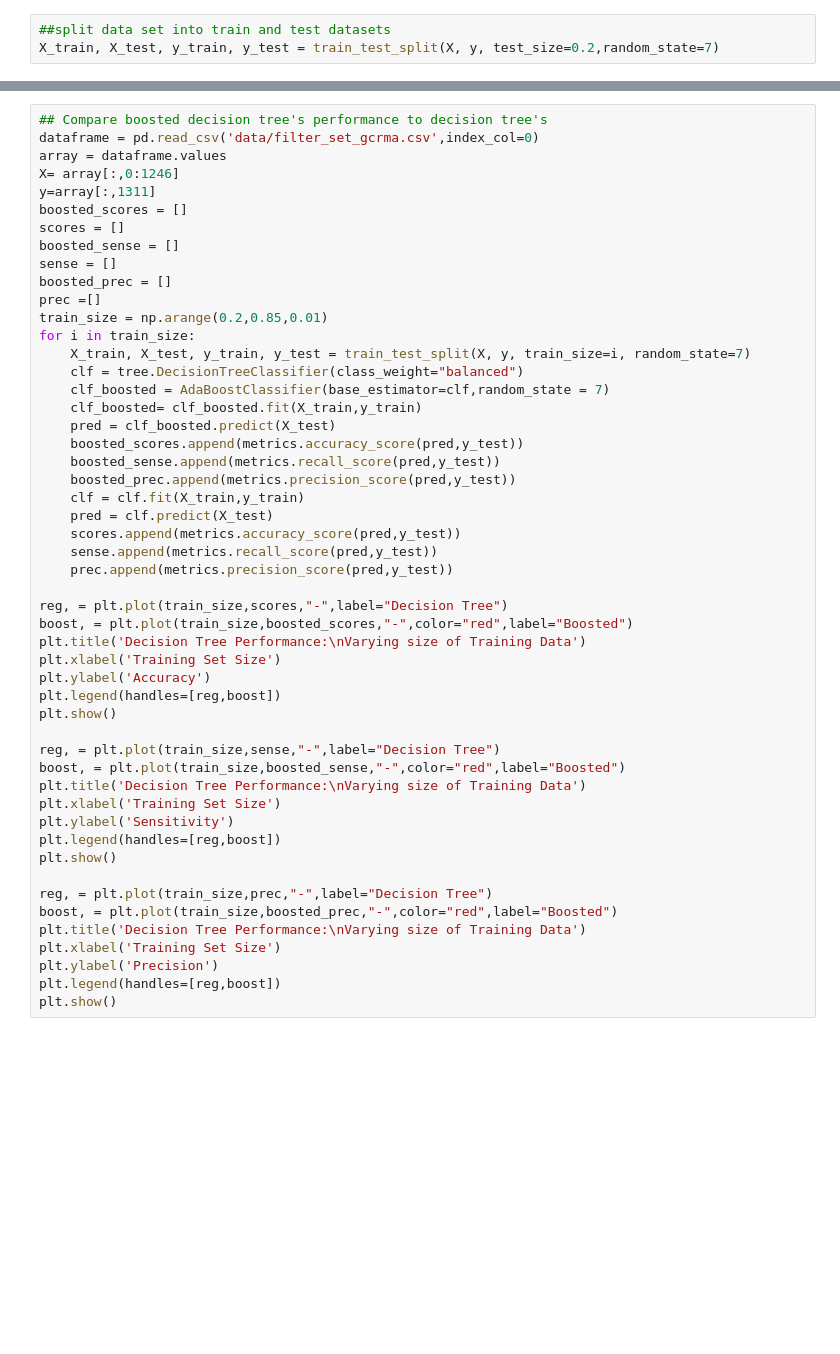
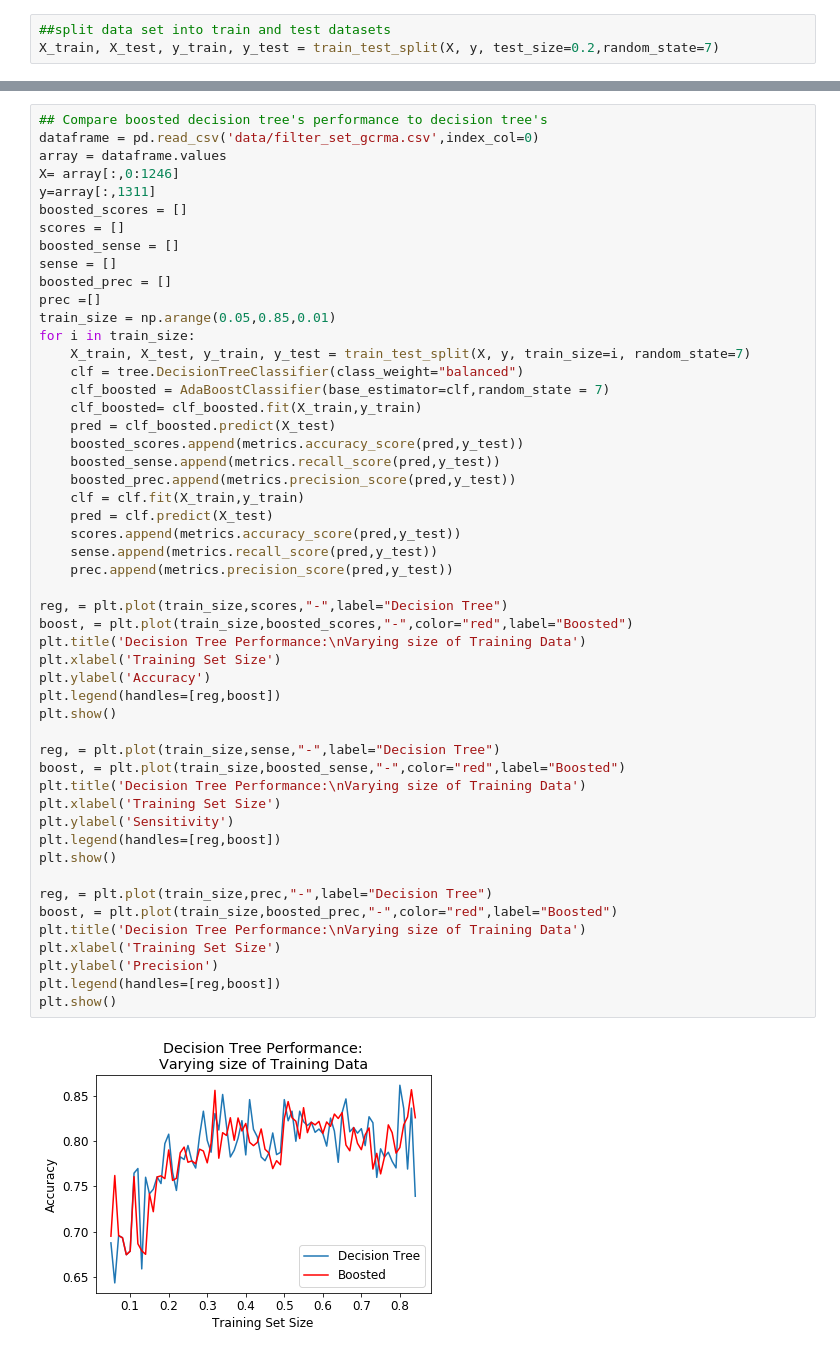
Before and after one commit to sgrady3/MachineLearningWS, a Jupyter notebook: Workspace/DecisionTree/boostedDT_Cancer_V2.ipynb, the cells around one changed output, grey strips where cells are left out. Saved outputs shown, nothing was run; the diff lists cells and outputs as text; blank space fills up the shorter version.

Commit message:
added training size script

```diff
--- a/Workspace/DecisionTree/boostedDT_Cancer_V2.ipynb
+++ b/Workspace/DecisionTree/boostedDT_Cancer_V2.ipynb
@@ -75,7 +92,7 @@ boosted_sense = []
 sense = []
 boosted_prec = []
 prec =[]
-train_size = np.arange(0.2,0.85,0.01)
+train_size = np.arange(0.05,0.85,0.01)
 for i in train_size:
 	X_train, X_test, y_train, y_test = train_test_split(X, y, train_size=i, random_state=7)
 	clf = tree.DecisionTreeClassifier(class_weight="balanced")
@@ -87,30 +104,32 @@ for i in train_size:
 	boosted_prec.append(metrics.precision_score(pred,y_test))
 	clf = clf.fit(X_train,y_train)
 	pred = clf.predict(X_test)
 	scores.append(metrics.accuracy_score(pred,y_test))
 	sense.append(metrics.recall_score(pred,y_test))
 	prec.append(metrics.precision_score(pred,y_test))
 
 reg, = plt.plot(train_size,scores,"-",label="Decision Tree")
 boost, = plt.plot(train_size,boosted_scores,"-",color="red",label="Boosted")
 plt.title('Decision Tree Performance:\nVarying size of Training Data')
 plt.xlabel('Training Set Size')
 plt.ylabel('Accuracy')
 plt.legend(handles=[reg,boost])
 plt.show()
 
 reg, = plt.plot(train_size,sense,"-",label="Decision Tree")
 boost, = plt.plot(train_size,boosted_sense,"-",color="red",label="Boosted")
 plt.title('Decision Tree Performance:\nVarying size of Training Data')
 plt.xlabel('Training Set Size')
 plt.ylabel('Sensitivity')
 plt.legend(handles=[reg,boost])
 plt.show()
 
 reg, = plt.plot(train_size,prec,"-",label="Decision Tree")
 boost, = plt.plot(train_size,boosted_prec,"-",color="red",label="Boosted")
 plt.title('Decision Tree Performance:\nVarying size of Training Data')
 plt.xlabel('Training Set Size')
 plt.ylabel('Precision')
 plt.legend(handles=[reg,boost])
 plt.show()
+# %% [output]
+[figure, added]
```
Also changed, not shown: parts of 9 cells of this notebook.
